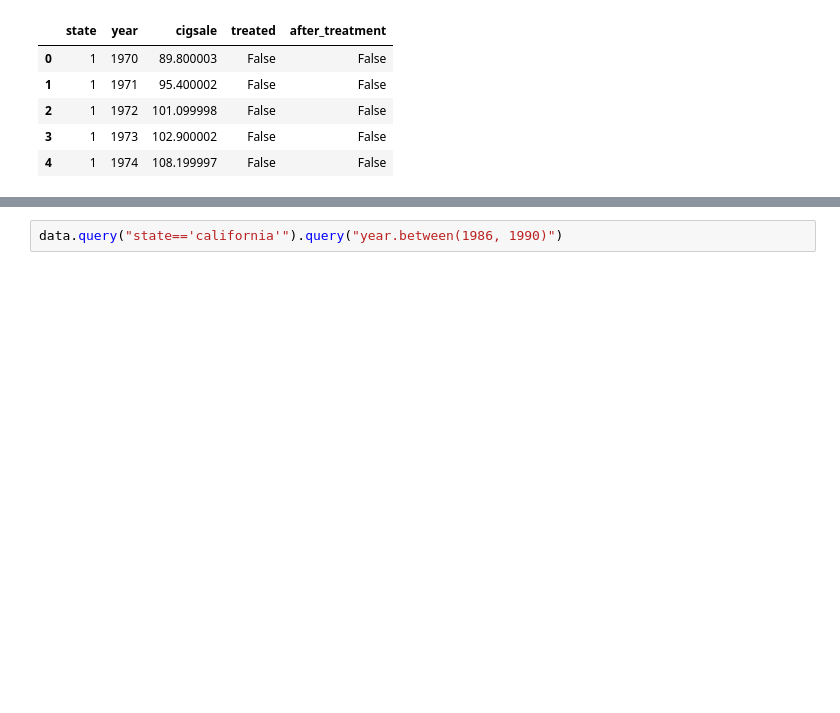
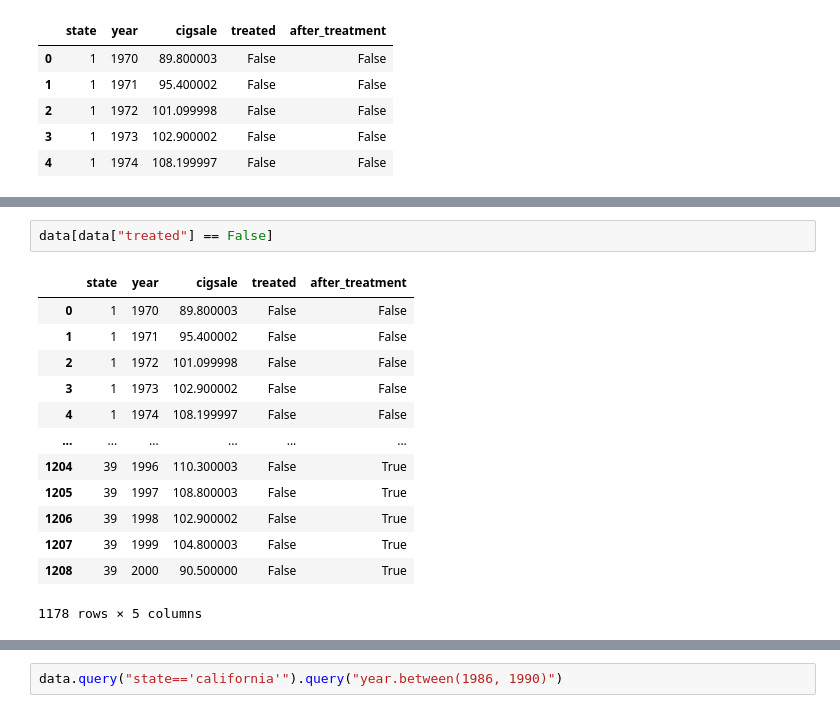
Before and after one commit to Shaokang-Yang/python-causality-handbook, a Jupyter notebook: causal-inference-for-the-brave-and-true/25-Synthetic-Diff-in-Diff.ipynb, the cells around one changed output, grey strips where cells are left out. Drawn from its saved outputs; the diff is of its cells as text; blank space fills up the shorter version.

```diff
--- a/causal-inference-for-the-brave-and-true/25-Synthetic-Diff-in-Diff.ipynb
+++ b/causal-inference-for-the-brave-and-true/25-Synthetic-Diff-in-Diff.ipynb
@@ -83,0 +99,16 @@ data.head()
+# %%
+data[data["treated"] == False]
+# %% [output]
+|  | state | year | cigsale | treated | after_treatment |
+| 0 | 1 | 1970 | 89.800003 | False | False |
+| 1 | 1 | 1971 | 95.400002 | False | False |
+| 2 | 1 | 1972 | 101.099998 | False | False |
+| 3 | 1 | 1973 | 102.900002 | False | False |
+| 4 | 1 | 1974 | 108.199997 | False | False |
+| ... | ... | ... | ... | ... | ... |
+| 1204 | 39 | 1996 | 110.300003 | False | True |
+| 1205 | 39 | 1997 | 108.800003 | False | True |
+| 1206 | 39 | 1998 | 102.900002 | False | True |
+| 1207 | 39 | 1999 | 104.800003 | False | True |
+| 1208 | 39 | 2000 | 90.500000 | False | True |
+1178 rows × 5 columns
```
Also changed, not shown: parts of 9 cells of this notebook.
